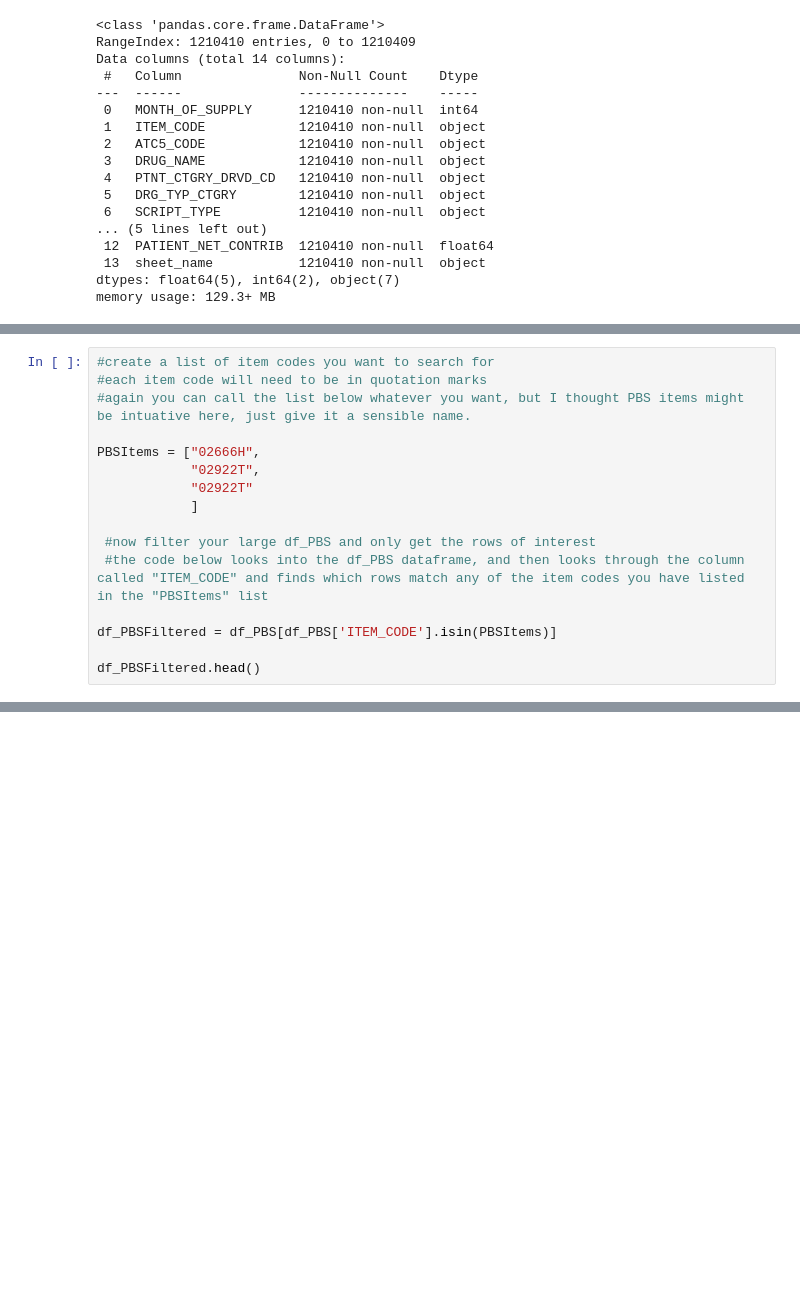
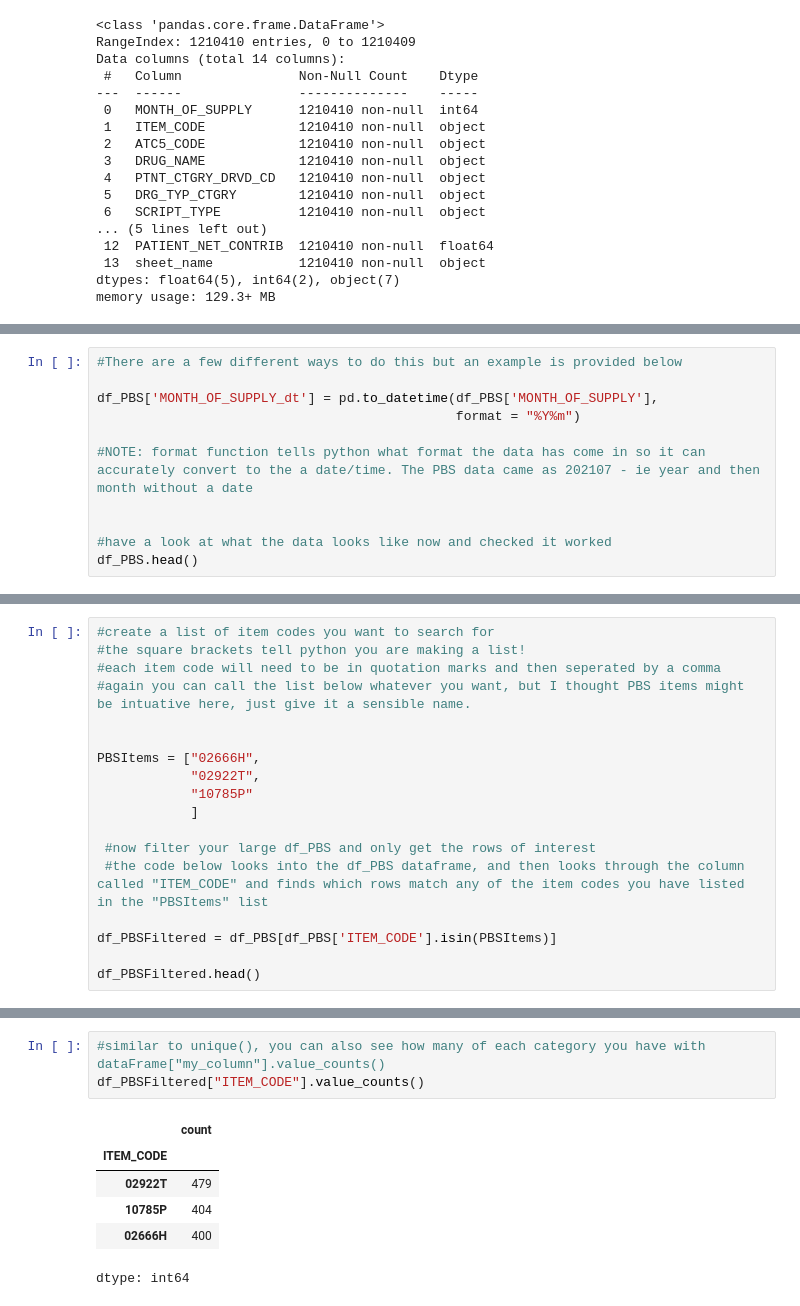
Before and after one commit to p-stehlik/StudentNotebooks, a Jupyter notebook: PBSTimeSeries.ipynb, the cells around one changed output, grey strips where cells are left out. Cells and saved outputs as stored; diff of their text form; blank space fills up the shorter version.

```diff
--- a/PBSTimeSeries.ipynb
+++ b/PBSTimeSeries.ipynb
@@ -65,0 +105,11 @@ memory usage: 129.3+ MB
+# %%
+#There are a few different ways to do this but an example is provided below
+
+df_PBS['MONTH_OF_SUPPLY_dt'] = pd.to_datetime(df_PBS['MONTH_OF_SUPPLY'],
+                                              format = "%Y%m")
+
+#NOTE: format function tells python what format the data has come in so it can accurately convert to the a date/time. The PBS data came as 202107 - ie year and then month without a date
+
+
+#have a look at what the data looks like now and checked it worked
+df_PBS.head()
@@ -69,11 +126,13 @@ It is important to remember that this now has ALL of the data but you will only
 # %%
 #create a list of item codes you want to search for
-#each item code will need to be in quotation marks
+#the square brackets tell python you are making a list!
+#each item code will need to be in quotation marks and then seperated by a comma
 #again you can call the list below whatever you want, but I thought PBS items might be intuative here, just give it a sensible name.
+
 
 PBSItems = ["02666H",
             "02922T",
-            "02922T"
+            "10785P"
             ]
 
  #now filter your large df_PBS and only get the rows of interest
@@ -116,0 +185,10 @@ len(df_PBSFiltered)
+# %%
+#similar to unique(), you can also see how many of each category you have with dataFrame["my_column"].value_counts()
+df_PBSFiltered["ITEM_CODE"].value_counts()
+# %% [output]
+|  | count |
+| ITEM_CODE |  |
+| 02922T | 479 |
+| 10785P | 404 |
+| 02666H | 400 |
+dtype: int64
```
Also changed, not shown: parts of 15 cells of this notebook.
